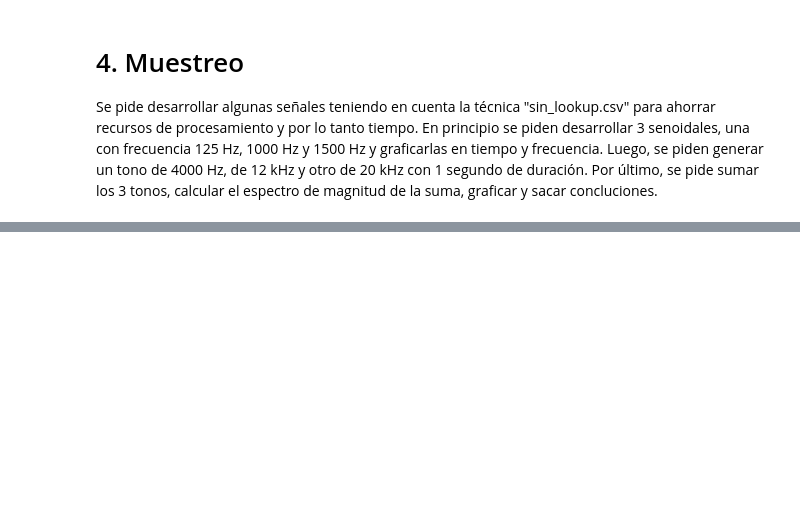
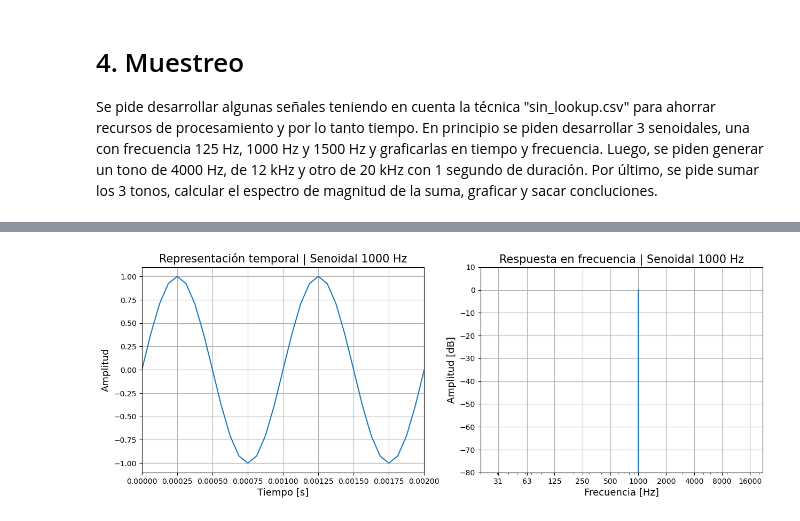
Before and after one commit to Joaqo99/tp2-sys, a Jupyter notebook: Presentacion.ipynb, the cells around one changed output, grey strips where cells are left out. Cells and saved outputs as stored; diff of their text form; code cells hidden in the pictures; blank space fills up the shorter version.

```diff
--- a/Presentacion.ipynb
+++ b/Presentacion.ipynb
@@ -1263,0 +1250,7 @@ Otra forma que se nos ocurrió para obtener funciones senoidales a partir de la
+# %%
+#Gráfico de la señal senoidal de 1000Hz en tiempo y en frecuencia.
+signal_sen_2 = lambda: plot.plot_signal([t_2,seno_2], xlimits = (0, 2/1000), figsize = False, grid = True, title = "Representación temporal | Senoidal 1000 Hz", show=False)
+fft_sen_2 = lambda: plot.plot_fft(seno_2, sample_rate=16000,title = "Respuesta en frecuencia | Senoidal 1000 Hz", N = 0, figsize = False, colors="#1f77b4", show=False)
+plot.multiplot(signal_sen_2, fft_sen_2, figsize=(15, 5))
+# %% [output]
+[figure, added]
```
Also changed, not shown: parts of 31 cells of this notebook, 2 other files.
